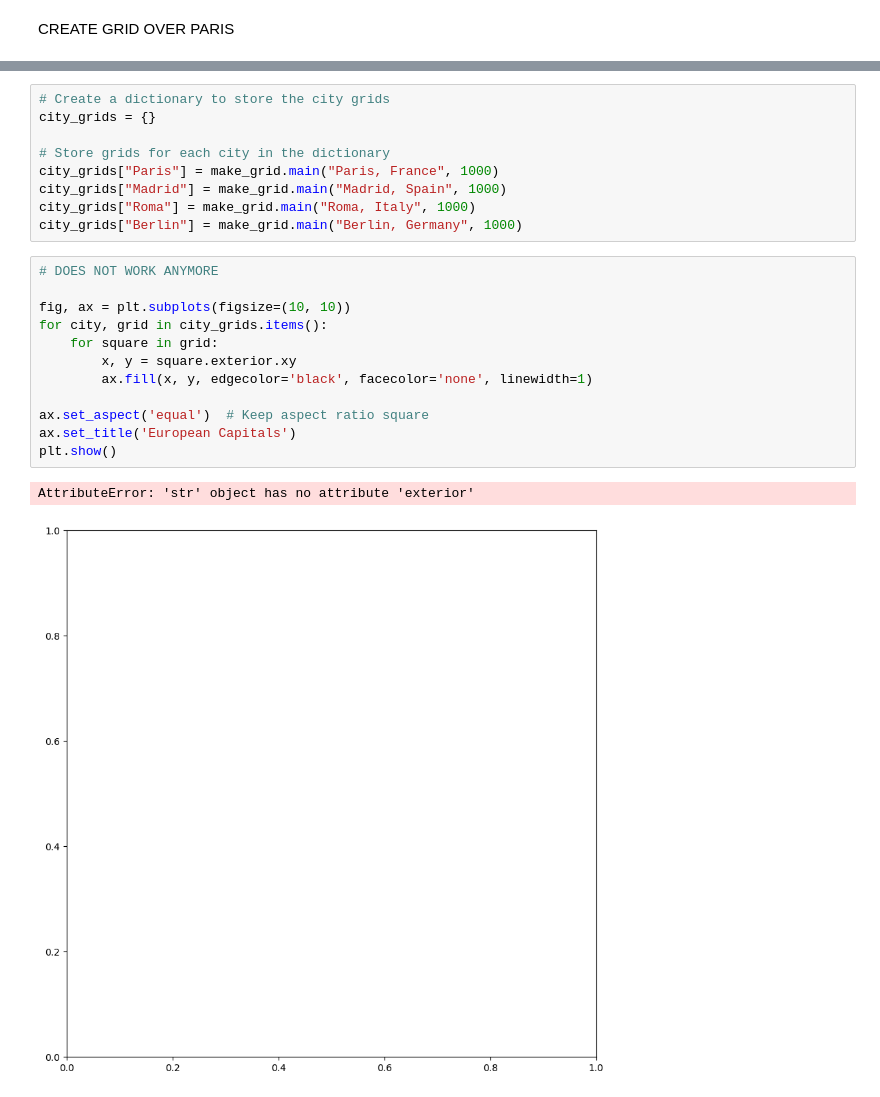
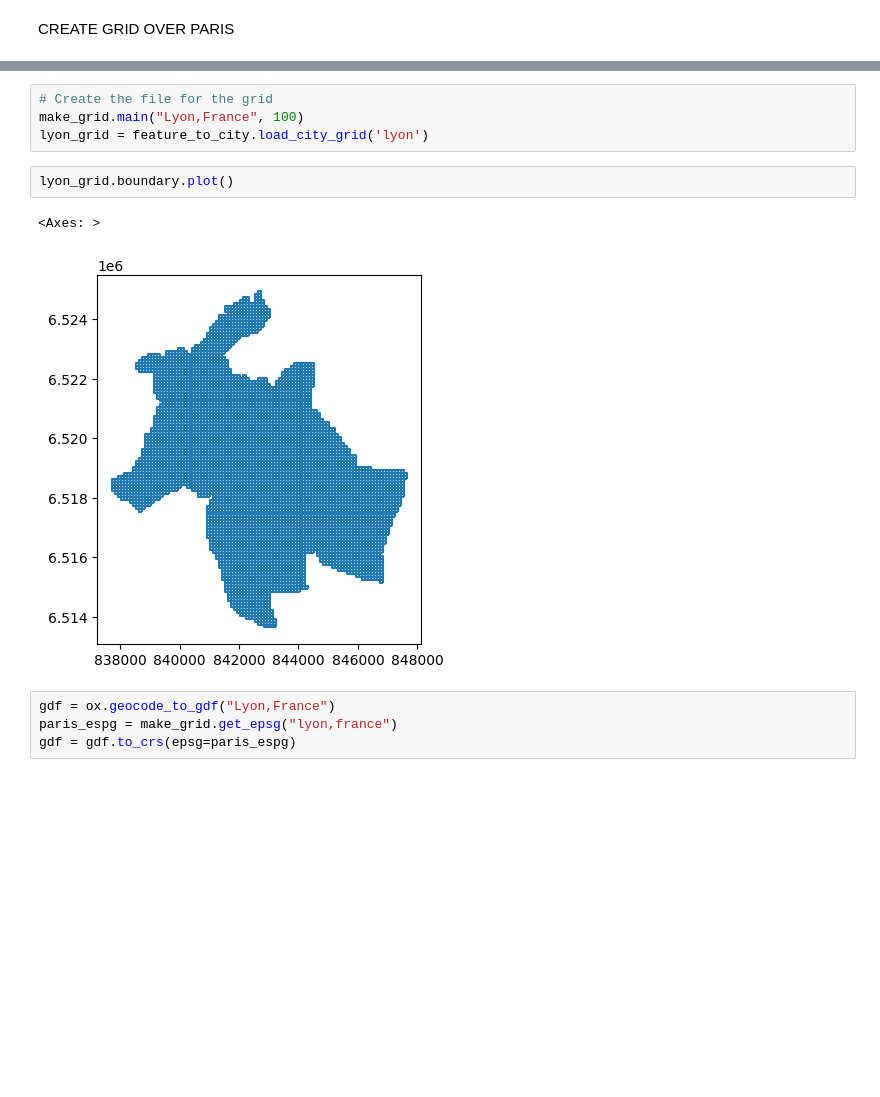
Before and after one commit to ThomasBaptiste/GreenerCities, a Jupyter notebook: testing_notebook.ipynb, the cells around one changed output, grey strips where cells are left out. Cells and saved outputs as stored; diff of their text form; blank space fills up the shorter version.

```diff
--- a/testing_notebook.ipynb
+++ b/testing_notebook.ipynb
@@ -20,24 +16,13 @@ from src.ingest import make_grid
 # %%
-# Create a dictionary to store the city grids
-city_grids = {}
-
-# Store grids for each city in the dictionary
-city_grids["Paris"] = make_grid.main("Paris, France", 1000)
-city_grids["Madrid"] = make_grid.main("Madrid, Spain", 1000)
-city_grids["Roma"] = make_grid.main("Roma, Italy", 1000)
-city_grids["Berlin"] = make_grid.main("Berlin, Germany", 1000)
+# Create the file for the grid
+make_grid.main("Lyon,France", 100)
+lyon_grid = feature_to_city.load_city_grid('lyon')
 # %%
-# DOES NOT WORK ANYMORE
-
-fig, ax = plt.subplots(figsize=(10, 10))
-for city, grid in city_grids.items():
-    for square in grid:
-        x, y = square.exterior.xy
-        ax.fill(x, y, edgecolor='black', facecolor='none', linewidth=1)
-
-ax.set_aspect('equal')  # Keep aspect ratio square
-ax.set_title('European Capitals')
-plt.show()
+lyon_grid.boundary.plot()
 # %% [output]
-AttributeError: 'str' object has no attribute 'exterior'
+<Axes: >
-[figure, old version]
+[figure, new version]
+# %%
+gdf = ox.geocode_to_gdf("Lyon,France")
+paris_espg = make_grid.get_epsg("lyon,france")
+gdf = gdf.to_crs(epsg=paris_espg)
```
Also changed, not shown: parts of 25 cells of this notebook, 11 other files.
